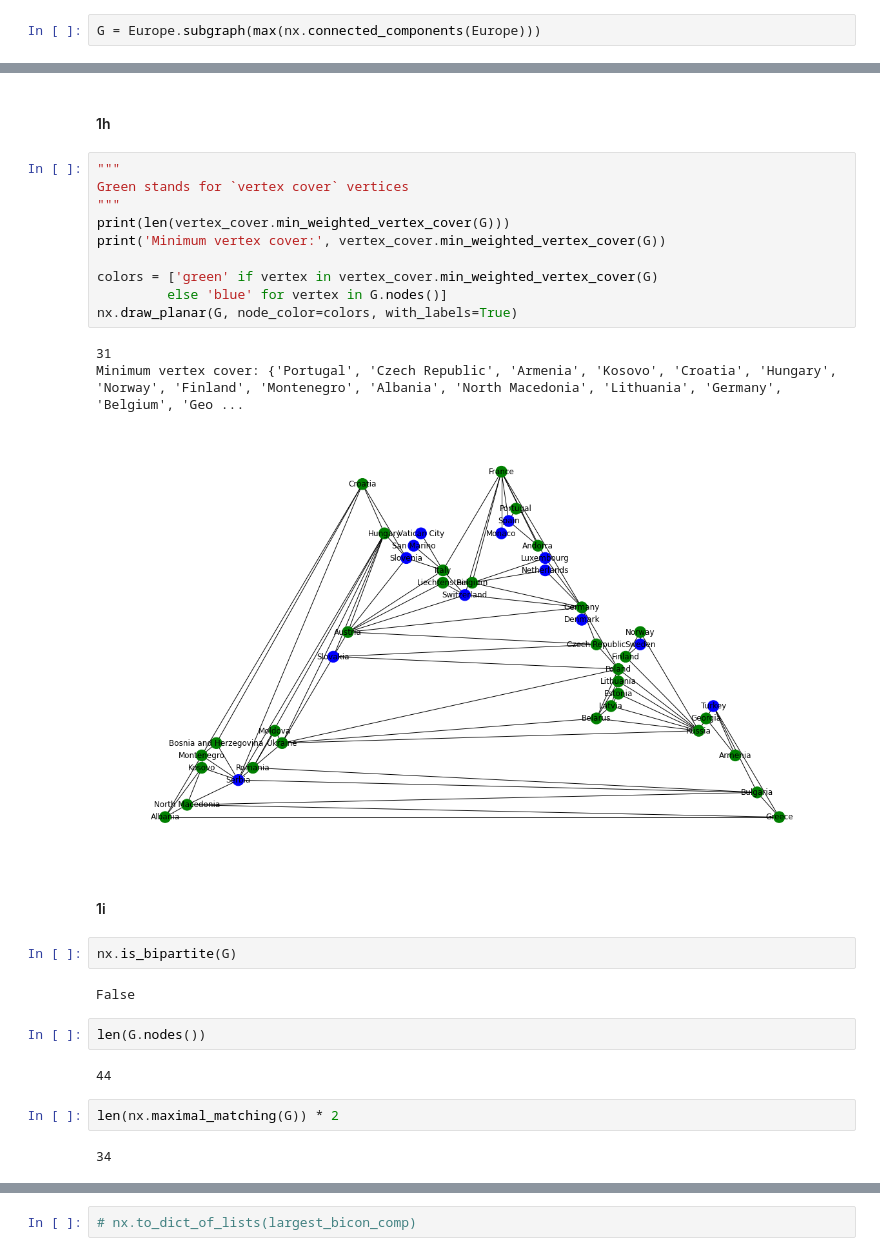
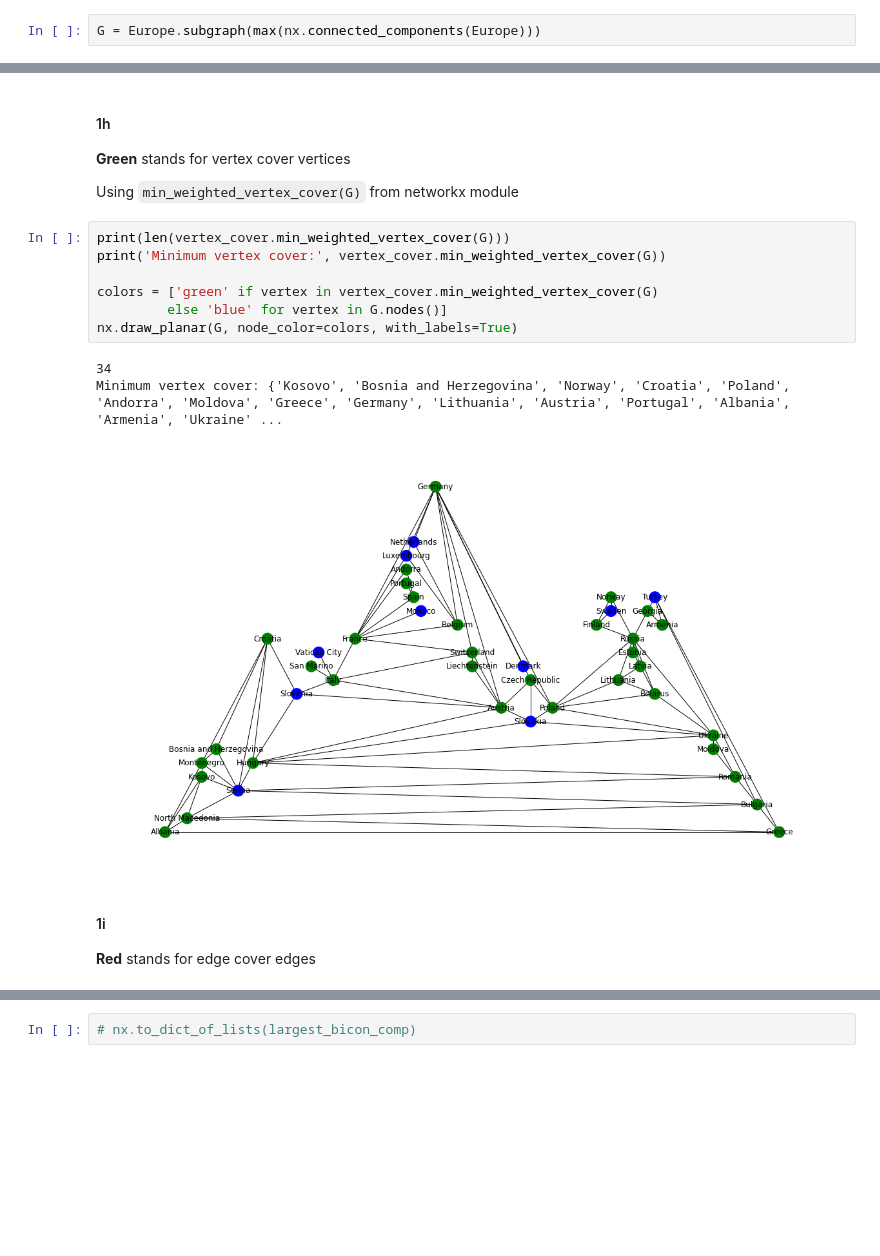
Before and after one commit to GoldenGarr/Graph-Theory-HW-5, a Jupyter notebook: hw5.ipynb, the cells around one changed output, grey strips where cells are left out. Saved outputs shown, nothing was run; the diff lists cells and outputs as text; blank space fills up the shorter version.

```diff
--- a/hw5.ipynb
+++ b/hw5.ipynb
@@ -310,31 +282,20 @@ Size: 15
 [figure]
 # %% [markdown]
 #### 1h
+**Green** stands for vertex cover vertices
+
+Using `min_weighted_vertex_cover(G)` from networkx module
 # %%
-"""
-Green stands for `vertex cover` vertices
-"""
 print(len(vertex_cover.min_weighted_vertex_cover(G)))
 print('Minimum vertex cover:', vertex_cover.min_weighted_vertex_cover(G))
 
 colors = ['green' if vertex in vertex_cover.min_weighted_vertex_cover(G)
          else 'blue' for vertex in G.nodes()]
 nx.draw_planar(G, node_color=colors, with_labels=True)
 # %% [output]
-31
-Minimum vertex cover: {'Portugal', 'Czech Republic', 'Armenia', 'Kosovo', 'Croatia', 'Hungary', 'Norway', 'Finland', 'Montenegro', 'Albania', 'North Macedonia', 'Lithuania', 'Germany', 'Belgium', 'Geo ...
+34
+Minimum vertex cover: {'Kosovo', 'Bosnia and Herzegovina', 'Norway', 'Croatia', 'Poland', 'Andorra', 'Moldova', 'Greece', 'Germany', 'Lithuania', 'Austria', 'Portugal', 'Albania', 'Armenia', 'Ukraine' ...
-[figure, old version]
+[figure, new version]
 # %% [markdown]
 #### 1i
+**Red** stands for edge cover edges
-# %%
-nx.is_bipartite(G)
-# %% [output]
-False
-# %%
-len(G.nodes())
-# %% [output]
-44
-# %%
-len(nx.maximal_matching(G)) * 2
-# %% [output]
-34
```
Also changed, not shown: parts of 57 cells of this notebook.
